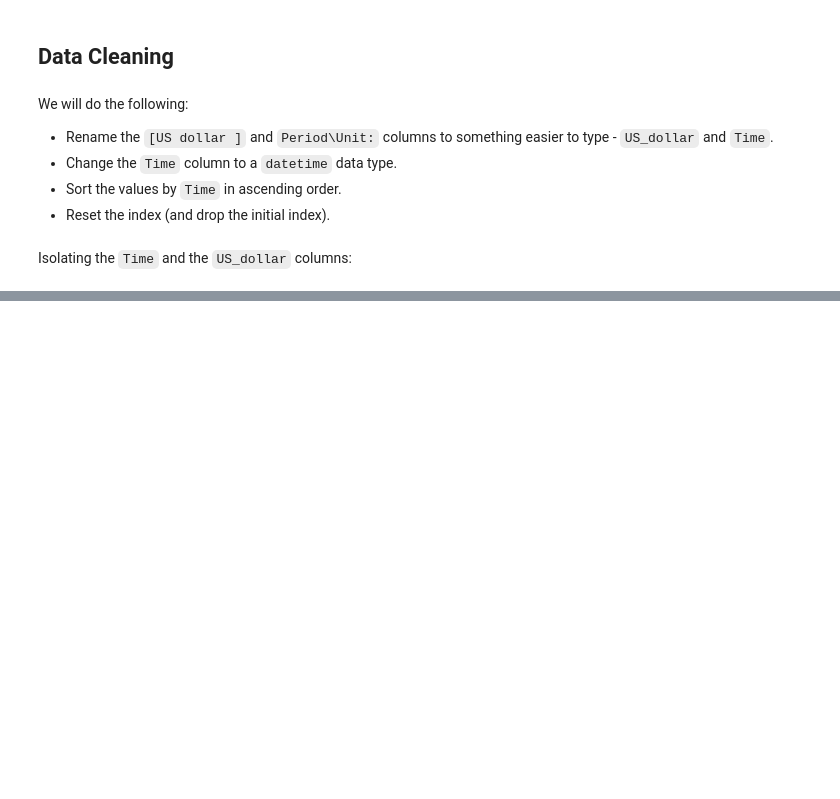
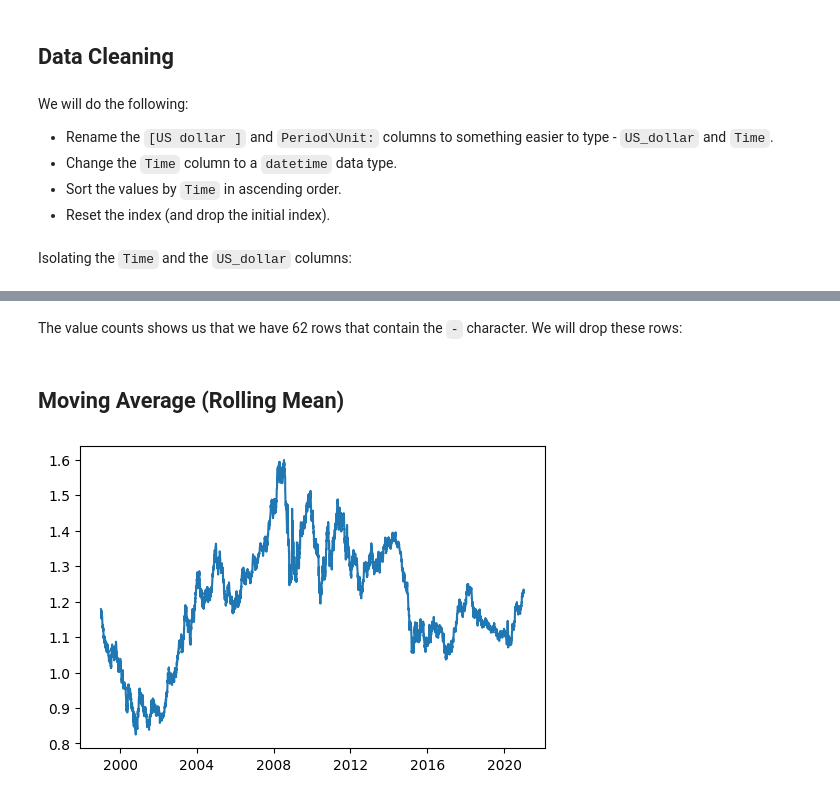
Before and after one commit to matt-heyda/Storytelling-Data-Visualisation-on-Exchange-Rates, a Jupyter notebook: Storytelling Data Visualization on Exchange Rates.ipynb, the cells around one changed output, grey strips where cells are left out. Saved outputs shown, nothing was run; the diff lists cells and outputs as text; code cells hidden in the pictures; blank space fills up the shorter version.

```diff
--- a/Storytelling Data Visualization on Exchange Rates.ipynb
+++ b/Storytelling Data Visualization on Exchange Rates.ipynb
@@ -91 +91,20 @@ euro_to_dollar["US_dollar"].value_counts()
 Name: US_dollar, Length: 3528, dtype: int64
+# %% [markdown]
+The value counts shows us that we have 62 rows that contain the `-` character. We will drop these rows:
+# %%
+euro_to_dollar = euro_to_dollar[euro_to_dollar["US_dollar"] != "-"]
+# %%
+## Converting US_dollar to `float` ##
+
+euro_to_dollar["US_dollar"] = euro_to_dollar["US_dollar"].astype(float)
+# %% [markdown]
+## Moving Average (Rolling Mean)
+# %%
+import matplotlib.pyplot as plt
+%matplotlib inline
+
+plt.plot(euro_to_dollar["Time"],
+         euro_to_dollar["US_dollar"])
+plt.show()
+# %% [output]
+[figure, added]
```
Also changed, not shown: parts of 4 cells of this notebook.
